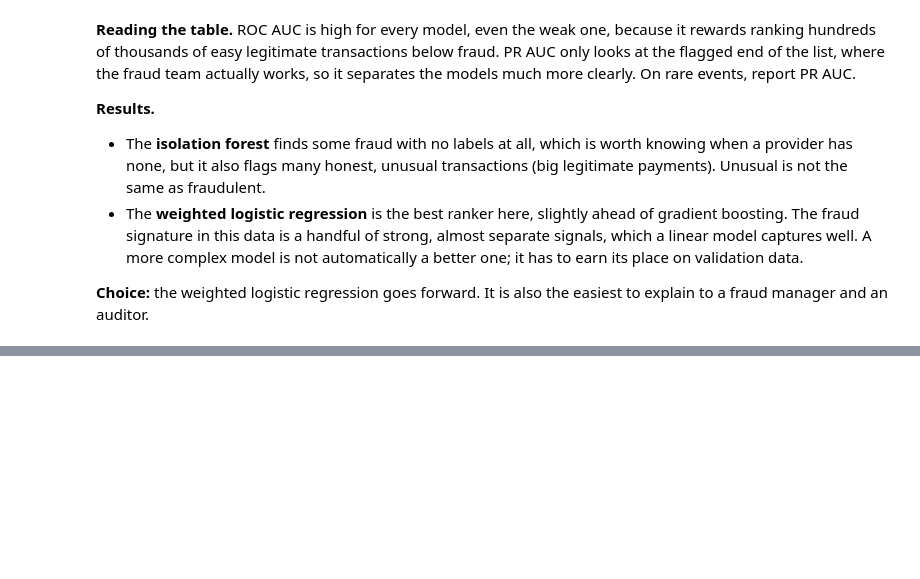
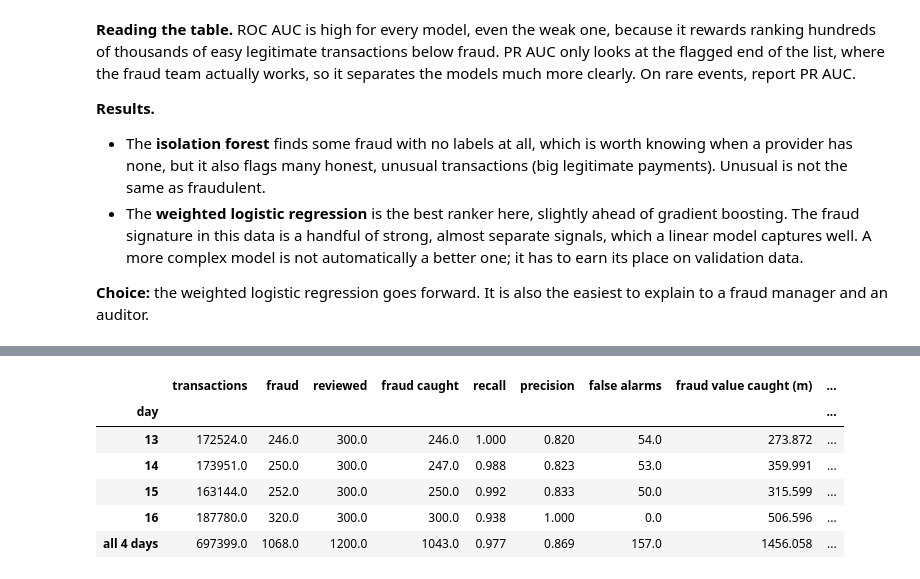
Before and after one commit to vusumuzinkosi/fraud-detection-mobile-money, a Jupyter notebook: notebooks/02_model.ipynb, the cells around one changed output, grey strips where cells are left out. Saved outputs shown, nothing was run; the diff lists cells and outputs as text; code cells hidden in the pictures; blank space fills up the shorter version.

```diff
--- a/notebooks/02_model.ipynb
+++ b/notebooks/02_model.ipynb
@@ -155,0 +190,26 @@ comparison
+# %%
+CAPACITY = 300
+test = test.assign(score=s_final)
+test["queued"] = test.groupby("day")["score"].rank(ascending=False, method="first") <= CAPACITY
+
+def queue_stats(frame):
+    q, f = frame[frame.queued], frame[frame.is_fraud == 1]
+    return pd.Series({
+        "transactions": len(frame), "fraud": len(f), "reviewed": len(q),
+        "fraud caught": int(q.is_fraud.sum()), "recall": q.is_fraud.sum() / len(f),
+        "precision": q.is_fraud.mean(), "false alarms": int((q.is_fraud == 0).sum()),
+        "fraud value caught (m)": q.loc[q.is_fraud == 1, "amount"].sum() / 1e6,
+        "fraud value total (m)": f.amount.sum() / 1e6,
+    })
+
+per_day = test.groupby("day").apply(queue_stats, include_groups=False)
+per_day.loc["all 4 days"] = queue_stats(test)
+per_day.round(3)
+# %% [output]
+|  | transactions | fraud | reviewed | fraud caught | recall | precision | false alarms | fraud value caught (m) | ... |
+| day |  |  |  |  |  |  |  |  | ... |
+| 13 | 172524.0 | 246.0 | 300.0 | 246.0 | 1.000 | 0.820 | 54.0 | 273.872 | ... |
+| 14 | 173951.0 | 250.0 | 300.0 | 247.0 | 0.988 | 0.823 | 53.0 | 359.991 | ... |
+| 15 | 163144.0 | 252.0 | 300.0 | 250.0 | 0.992 | 0.833 | 50.0 | 315.599 | ... |
+| 16 | 187780.0 | 320.0 | 300.0 | 300.0 | 0.938 | 1.000 | 0.0 | 506.596 | ... |
+| all 4 days | 697399.0 | 1068.0 | 1200.0 | 1043.0 | 0.977 | 0.869 | 157.0 | 1456.058 | ... |
```
Also changed, not shown: parts of 9 cells of this notebook, 3 other files.
